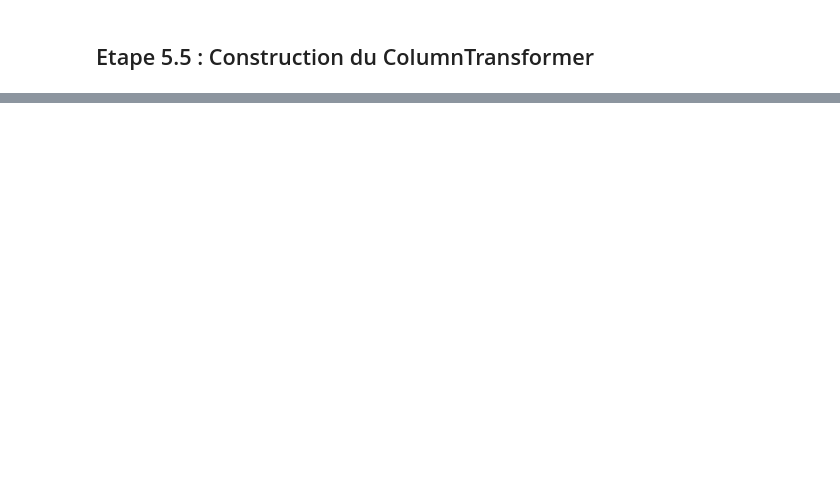
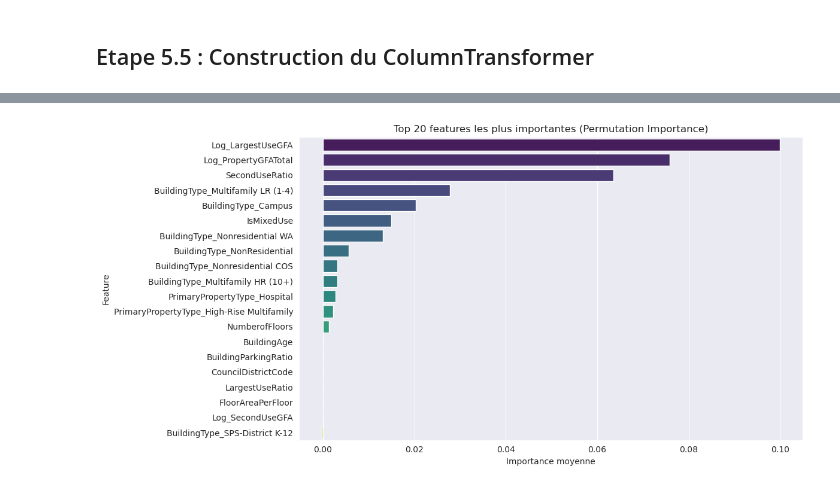
Before and after one commit to vikdevit/ai_engineer_projects, a Jupyter notebook: P03/notebooks/Khatcherian_Viken_p03_notebook.ipynb, the cells around one changed output, grey strips where cells are left out. Saved outputs shown, nothing was run; the diff lists cells and outputs as text; code cells hidden in the pictures; blank space fills up the shorter version.

```diff
--- a/P03/notebooks/Khatcherian_Viken_p03_notebook.ipynb
+++ b/P03/notebooks/Khatcherian_Viken_p03_notebook.ipynb
@@ -613,2 +838,6 @@ for col in categorical_cols:
+# %%
+from sklearn.preprocessing import RobustScaler
+
+scaler = RobustScaler()
 # %% [markdown]
 ## Etape 5.3 : Encoding
@@ -626,0 +1654,31 @@ for col in categorical_cols:
+# %%
+import matplotlib.pyplot as plt
+import seaborn as sns
+
+# Style avec fond gris
+sns.set_style("darkgrid")
+
+# Top 20 features
+top_n = 20
+top_features = importances.head(top_n)
+
+# Visualisation
+plt.figure(figsize=(12, 6))
+sns.barplot(
+    x="importance_mean",
+    y="feature",
+    hue="feature",        # corrige le warning
+    data=top_features,
+    palette="viridis",
+    orient="h",
+    legend=False          # évite la légende inutile
+)
+
+plt.title(f"Top {top_n} features les plus importantes (Permutation Importance)")
+plt.xlabel("Importance moyenne")
+plt.ylabel("Feature")
+
+plt.tight_layout()
+plt.show()
+# %% [output]
+[figure, added]
```
Also changed, not shown: parts of 89 cells of this notebook.
